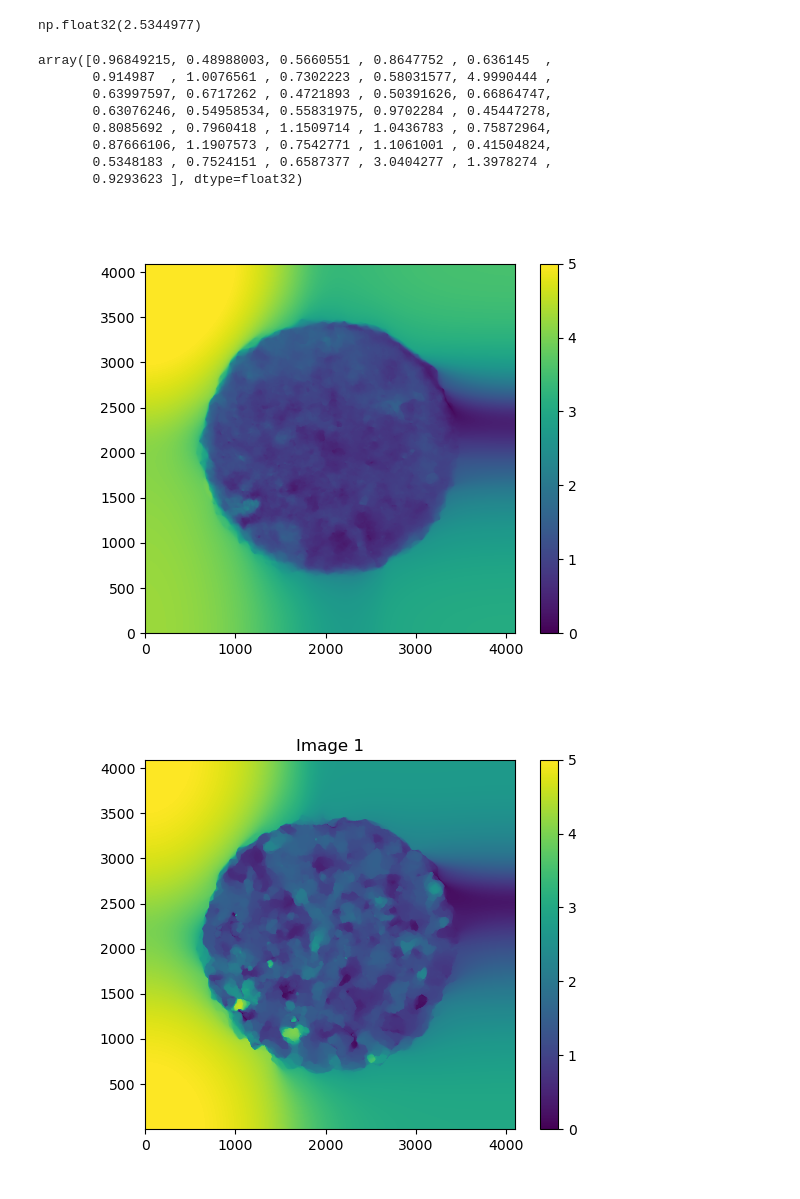
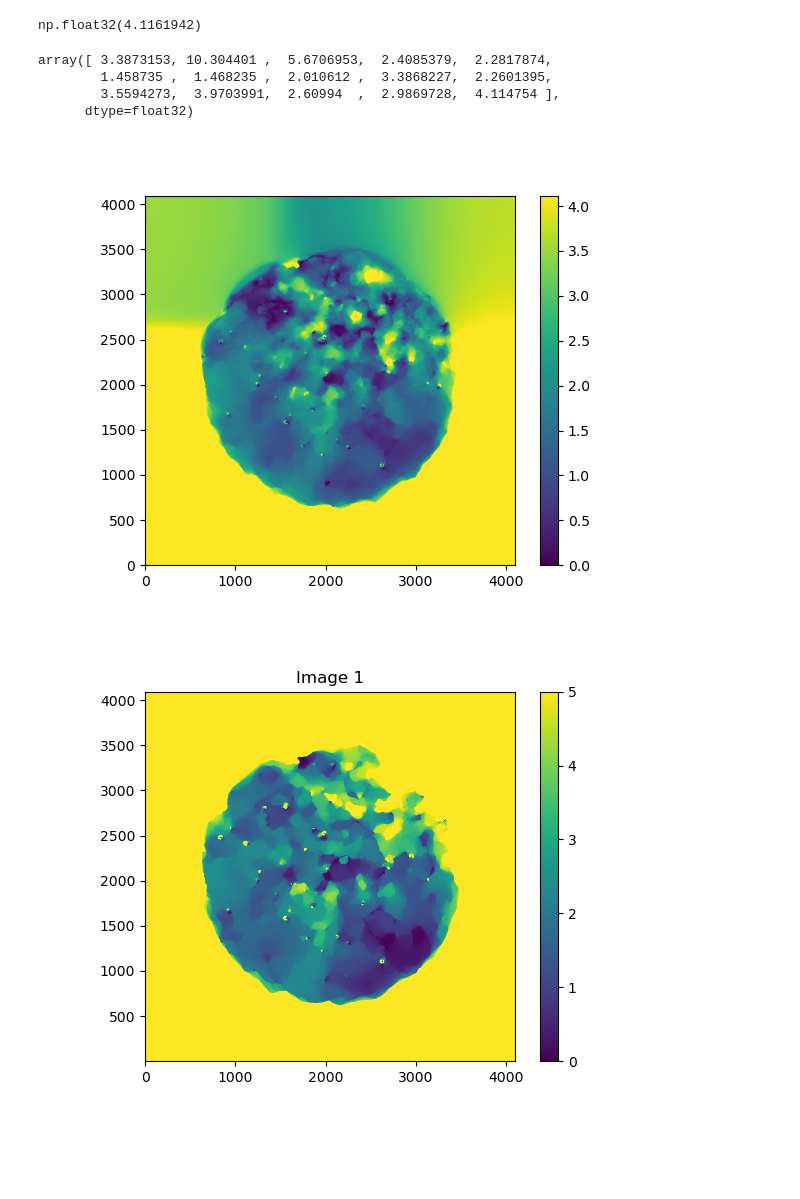
Before and after one commit to ovro-lwa/image-plane-correction, a Jupyter notebook: notebooks/optical_flow3.ipynb, the cells around one changed output. Drawn from its saved outputs; the diff is of its cells as text; code cells hidden in the pictures; blank space fills up the shorter version.

Commit message:
Update optical flow notebook with enhanced processing functions and improved data handling in fits_image

```diff
--- a/notebooks/optical_flow3.ipynb
+++ b/notebooks/optical_flow3.ipynb
@@ -67,5 +95,0 @@ def runqa(image, sky, flow, dewarped):
-# %%
-offsets_list = []
-for i in range(0, len(image_fns), 10):
-    image, sky, flow, dewarped = calcflow(i, write=False, qa=False)
-    offsets_list.append(np.nan_to_num(flow.offsets))
@@ -96,32 +155,28 @@ offset_mean_mean_amp = np.linalg.norm(offset_mean_vec, axis=2).mean()
 # %%
 offset_mean_mean_amp
 # %% [output]
-np.float32(2.5344977)
+np.float32(4.1161942)
 # %%
 diff_offset_mean_amp = np.median(np.linalg.norm(offsets_arr - offset_mean_vec, axis=3), axis=(1,2))
 # %%
 diff_offset_mean_amp
 # %% [output]
-array([0.96849215, 0.48988003, 0.5660551 , 0.8647752 , 0.636145  ,
-       0.914987  , 1.0076561 , 0.7302223 , 0.58031577, 4.9990444 ,
-       0.63997597, 0.6717262 , 0.4721893 , 0.50391626, 0.66864747,
-       0.63076246, 0.54958534, 0.55831975, 0.9702284 , 0.45447278,
-       0.8085692 , 0.7960418 , 1.1509714 , 1.0436783 , 0.75872964,
-       0.87666106, 1.1907573 , 0.7542771 , 1.1061001 , 0.41504824,
-       0.5348183 , 0.7524151 , 0.6587377 , 3.0404277 , 1.3978274 ,
-       0.9293623 ], dtype=float32)
+array([ 3.3873153, 10.304401 ,  5.6706953,  2.4085379,  2.2817874,
+        1.458735 ,  1.468235 ,  2.010612 ,  3.3868227,  2.2601395,
+        3.5594273,  3.9703991,  2.60994  ,  2.9869728,  4.114754 ],
+      dtype=float32)
 # %%
 amps = np.linalg.norm(offsets_arr, axis=3)
 # %%
 import matplotlib.pyplot as plt
 # %%
-plot_image(np.linalg.norm(offset_mean_vec, axis=2), vmin=0, vmax=5)
+plot_image(np.linalg.norm(offset_mean_vec, axis=2), vmin=0, vmax=offset_mean_mean_amp)
 # %% [output]
-[figure, old version]
+[figure, new version]
 # %%
 toggle_images(*amps[-4:-2], vmax=5)
 # %% [output]
-[figure, old version]
+[figure, new version]
 # %%
 plot_flow(flow, mask=circular_mask(r=0.65))
 # %% [output]
```
Also changed, not shown: parts of 13 cells of this notebook, 1 other file.
